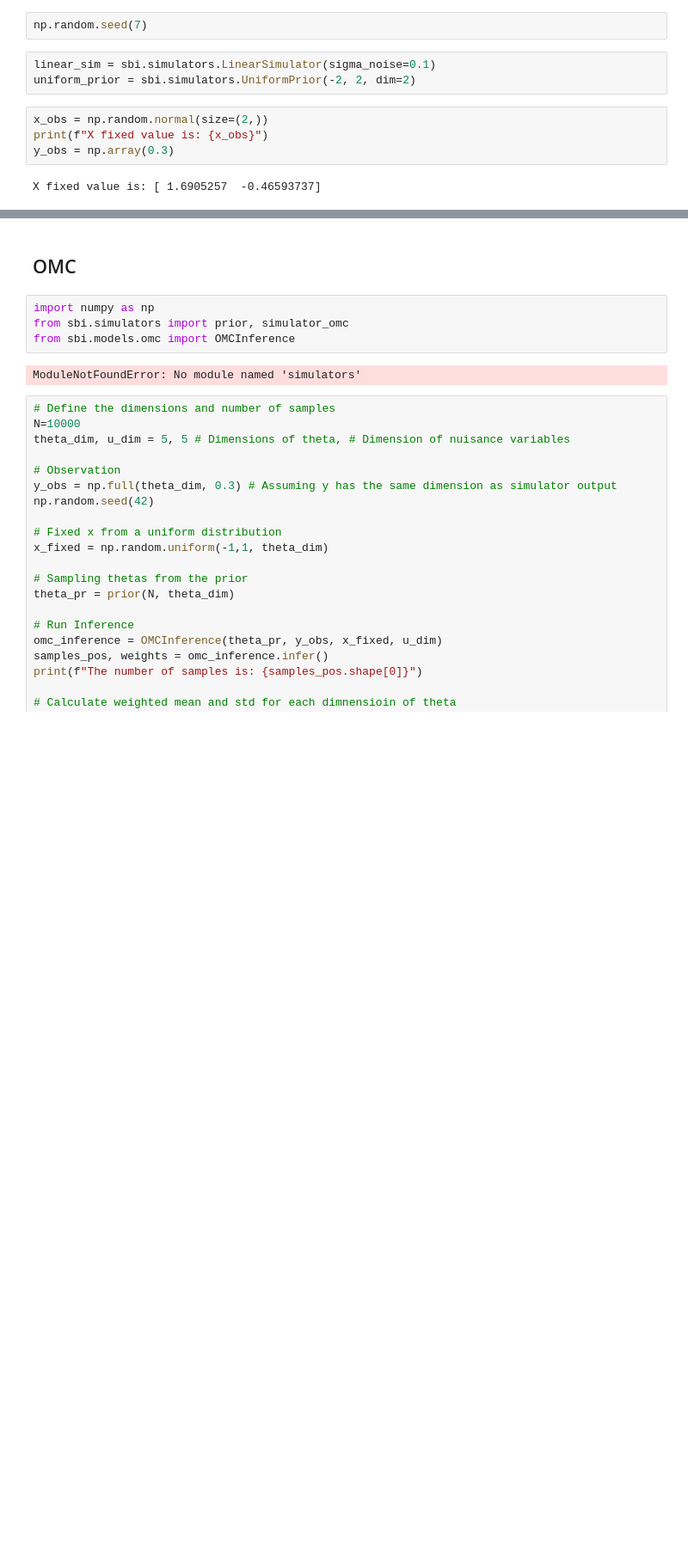
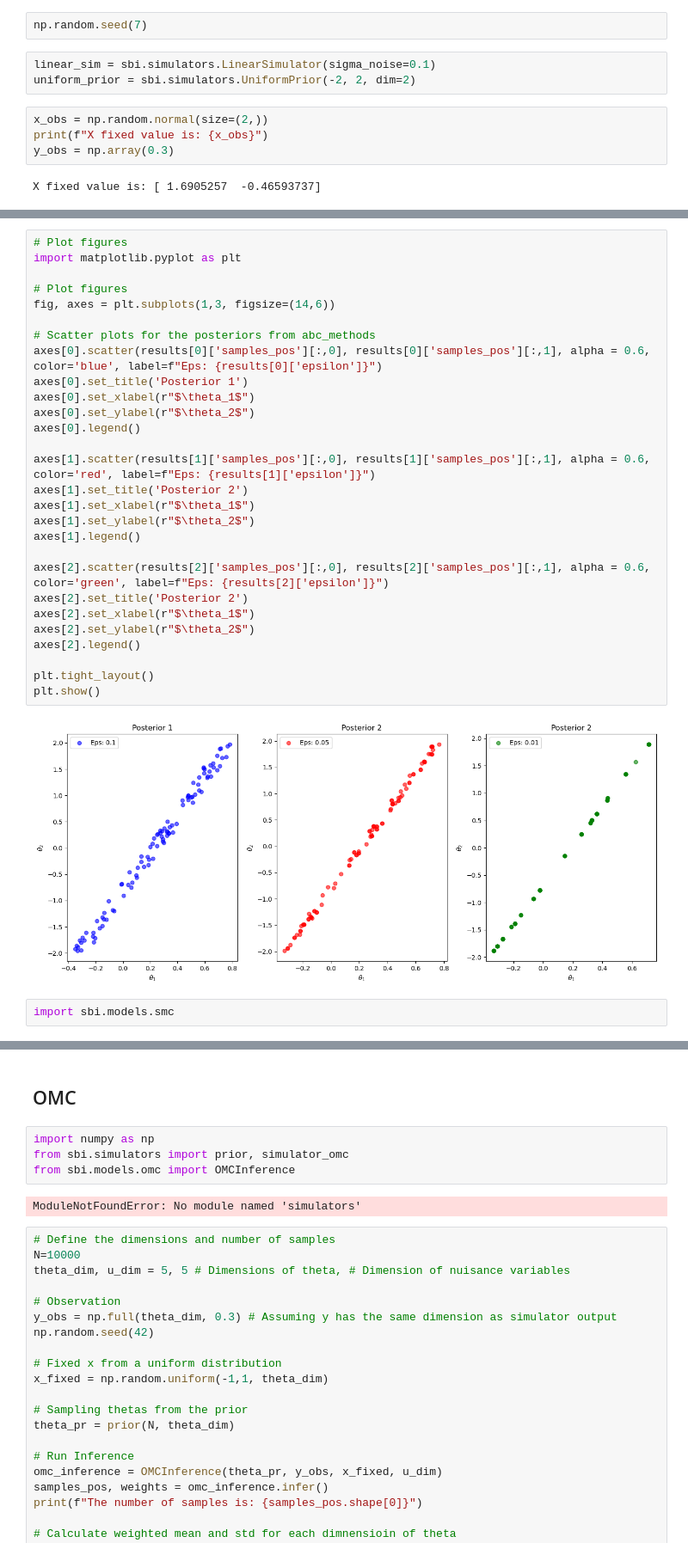
Before and after one commit to TheodoraChrysoula/sbi, a Jupyter notebook: notebooks/SBI_examples.ipynb, the cells around one changed output, grey strips where cells are left out. Shown: that part at 86% size. Drawn from its saved outputs; the diff is of its cells as text; blank space fills up the shorter version.

```diff
--- a/notebooks/SBI_examples.ipynb
+++ b/notebooks/SBI_examples.ipynb
@@ -132,0 +178,32 @@ plt.show()
+# %%
+# Plot figures
+import matplotlib.pyplot as plt
+
+# Plot figures
+fig, axes = plt.subplots(1,3, figsize=(14,6))
+
+# Scatter plots for the posteriors from abc_methods
+axes[0].scatter(results[0]['samples_pos'][:,0], results[0]['samples_pos'][:,1], alpha = 0.6, color='blue', label=f"Eps: {results[0]['epsilon']}")
+axes[0].set_title('Posterior 1')
+axes[0].set_xlabel(r"$\theta_1$")
+axes[0].set_ylabel(r"$\theta_2$")
+axes[0].legend()
+
+axes[1].scatter(results[1]['samples_pos'][:,0], results[1]['samples_pos'][:,1], alpha = 0.6, color='red', label=f"Eps: {results[1]['epsilon']}")
+axes[1].set_title('Posterior 2')
+axes[1].set_xlabel(r"$\theta_1$")
+axes[1].set_ylabel(r"$\theta_2$")
+axes[1].legend()
+
+axes[2].scatter(results[2]['samples_pos'][:,0], results[2]['samples_pos'][:,1], alpha = 0.6, color='green', label=f"Eps: {results[2]['epsilon']}")
+axes[2].set_title('Posterior 2')
+axes[2].set_xlabel(r"$\theta_1$")
+axes[2].set_ylabel(r"$\theta_2$")
+axes[2].legend()
+
+plt.tight_layout()
+plt.show()
+# %% [output]
+[figure, added]
+# %%
+import sbi.models.smc
```
Also changed, not shown: parts of 19 cells of this notebook, 2 other files.
